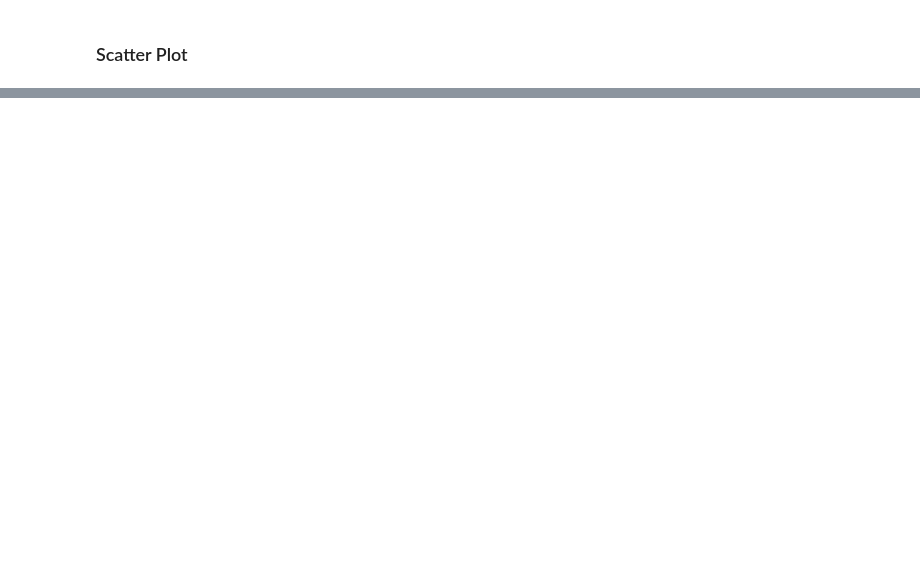
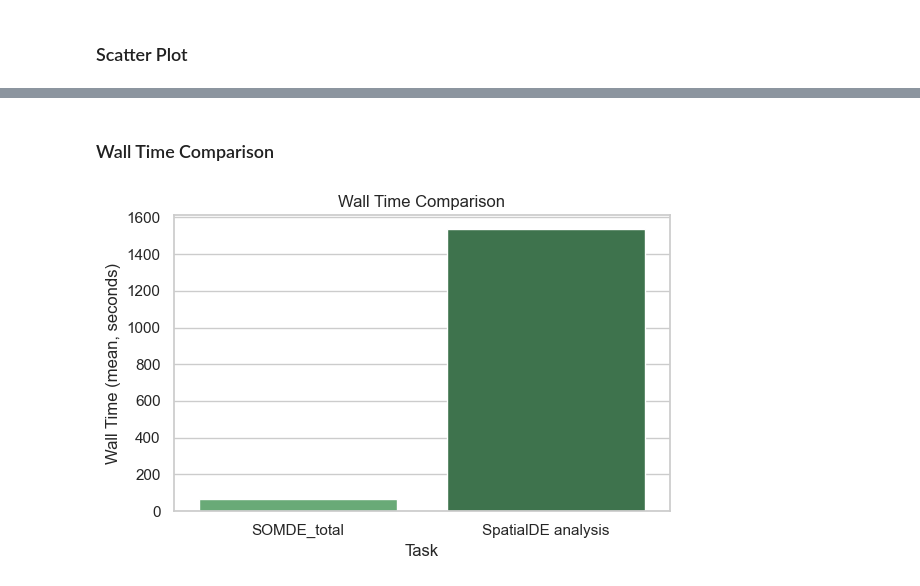
Before and after one commit to nikolienka24/IV114_ST, a Jupyter notebook: method_comparison.ipynb, the cells around one changed output, grey strips where cells are left out. Drawn from its saved outputs; the diff is of its cells as text; code cells hidden in the pictures; blank space fills up the shorter version.

```diff
--- a/method_comparison.ipynb
+++ b/method_comparison.ipynb
@@ -353,0 +375,16 @@ plt.show()
+# %% [markdown]
+### Wall Time Comparison
+# %%
+plt.figure(figsize=(6, 4))
+sns.barplot(
+    x="Task", y="Wall_time_mean", data=df,
+    hue="Task", palette="Greens_d", dodge=False, legend=False, errorbar=None
+)
+plt.ylabel("Wall Time (mean, seconds)")
+plt.title("Wall Time Comparison")
+plt.tight_layout()
+plt.savefig(f"figures/show/method_comparison/{DATA_FOLDER_NAME}/wall_time_comparison.png",
+            dpi=300, bbox_inches='tight')
+plt.show()
+# %% [output]
+[figure, added]
```
Also changed, not shown: parts of 21 cells of this notebook, 1 other file.
